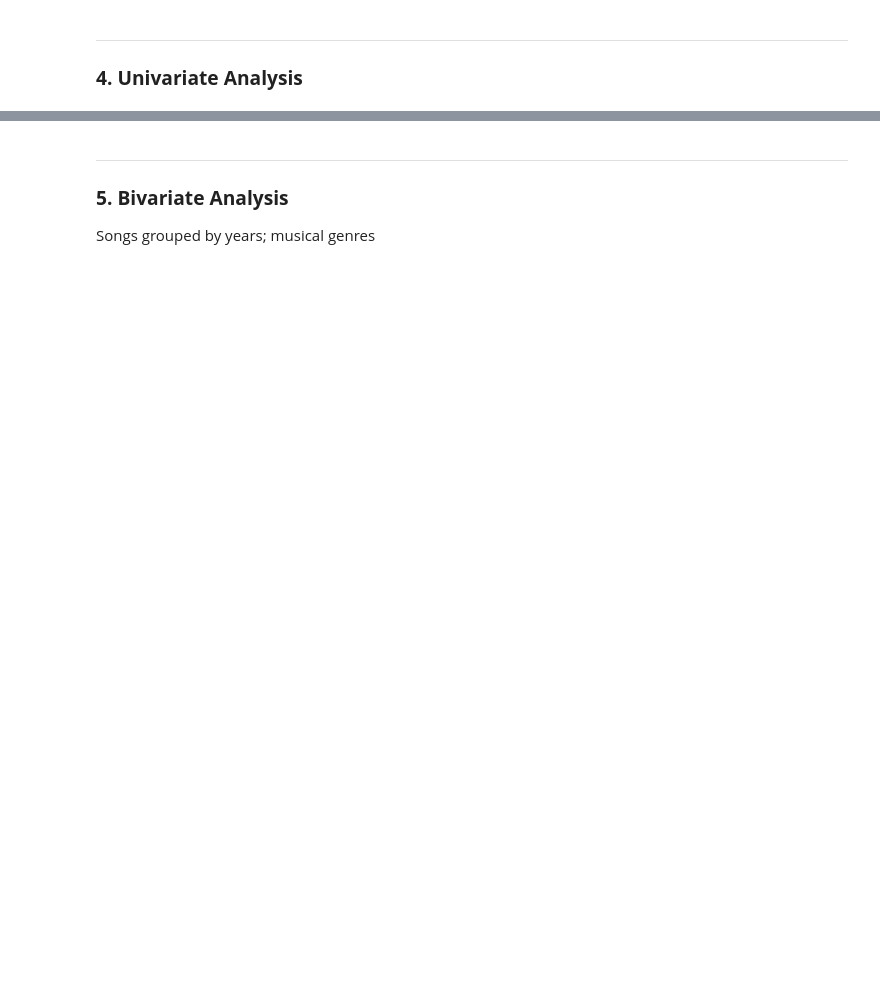
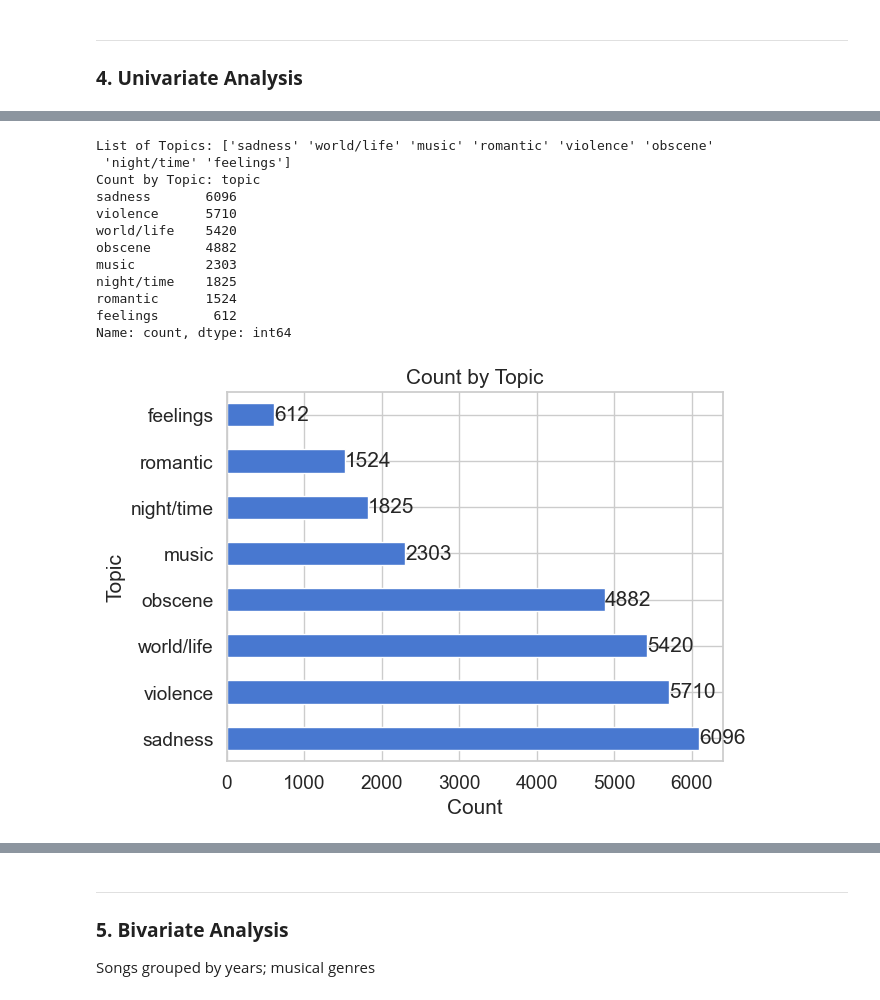
Before and after one commit to winni-datadiva/music-rec-algo, a Jupyter notebook: Code/01_EDA.ipynb, the cells around one changed output, grey strips where cells are left out. Drawn from its saved outputs; the diff is of its cells as text; code cells hidden in the pictures; blank space fills up the shorter version.

```diff
--- a/Code/01_EDA.ipynb
+++ b/Code/01_EDA.ipynb
@@ -137,0 +339,37 @@ Prior to creating visualizations, it's important to get an understanding of the
+# %%
+# List of topics
+topics_1 = df['topic'].unique()
+print("List of Topics:", topics_1)
+
+# Count of each topic
+topics_count = df['topic'].value_counts()
+print("Count by Topic:", topics_count)
+
+# Setting as DataFrame for later use
+tf = pd.DataFrame(topics_count)
+tf.reset_index(inplace=True)
+
+# Bar plot of topic counts
+topics_count.plot(kind='barh', title='Count by Topic')
+plt.xlabel('Count')
+plt.ylabel('Topic')
+
+# Adding annotations
+for i, value in enumerate(topics_count):
+    plt.text(value, i, str(value), va='center')
+
+plt.show()
+# %% [output]
+List of Topics: ['sadness' 'world/life' 'music' 'romantic' 'violence' 'obscene'
+ 'night/time' 'feelings']
+Count by Topic: topic
+sadness       6096
+violence      5710
+world/life    5420
+obscene       4882
+music         2303
+night/time    1825
+romantic      1524
+feelings       612
+Name: count, dtype: int64
+[figure, added]
```
Also changed, not shown: parts of 27 cells of this notebook, 2 other files.
